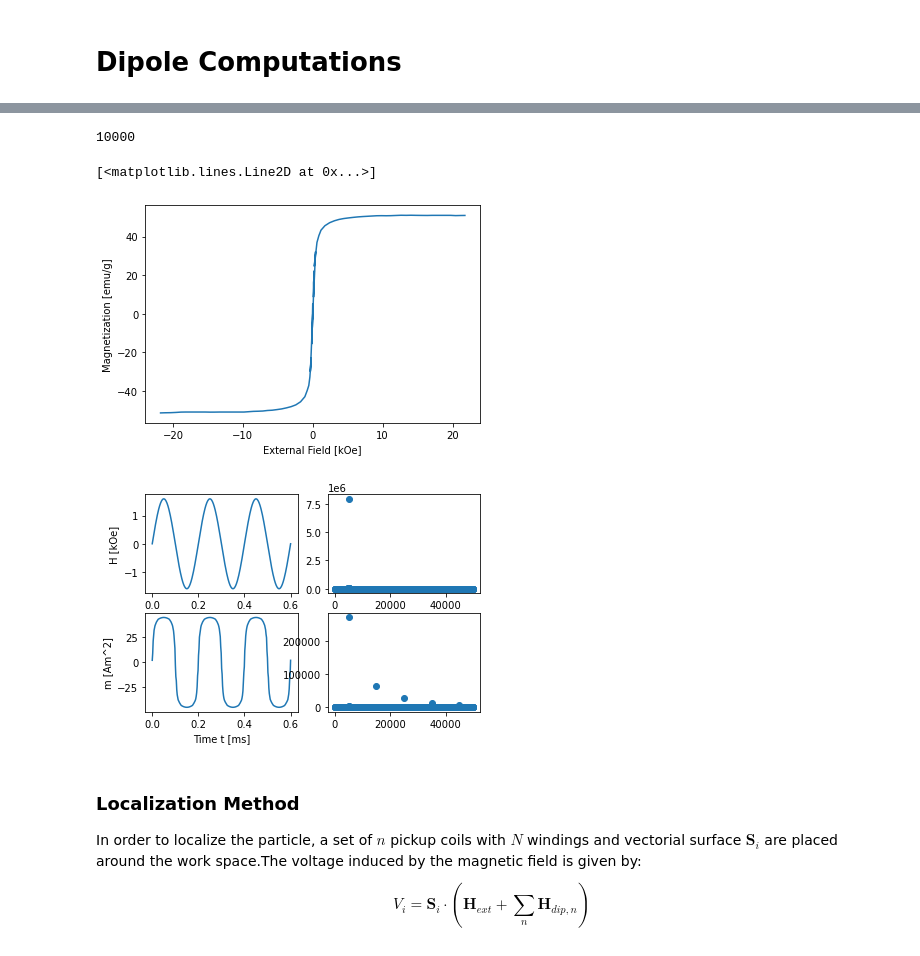
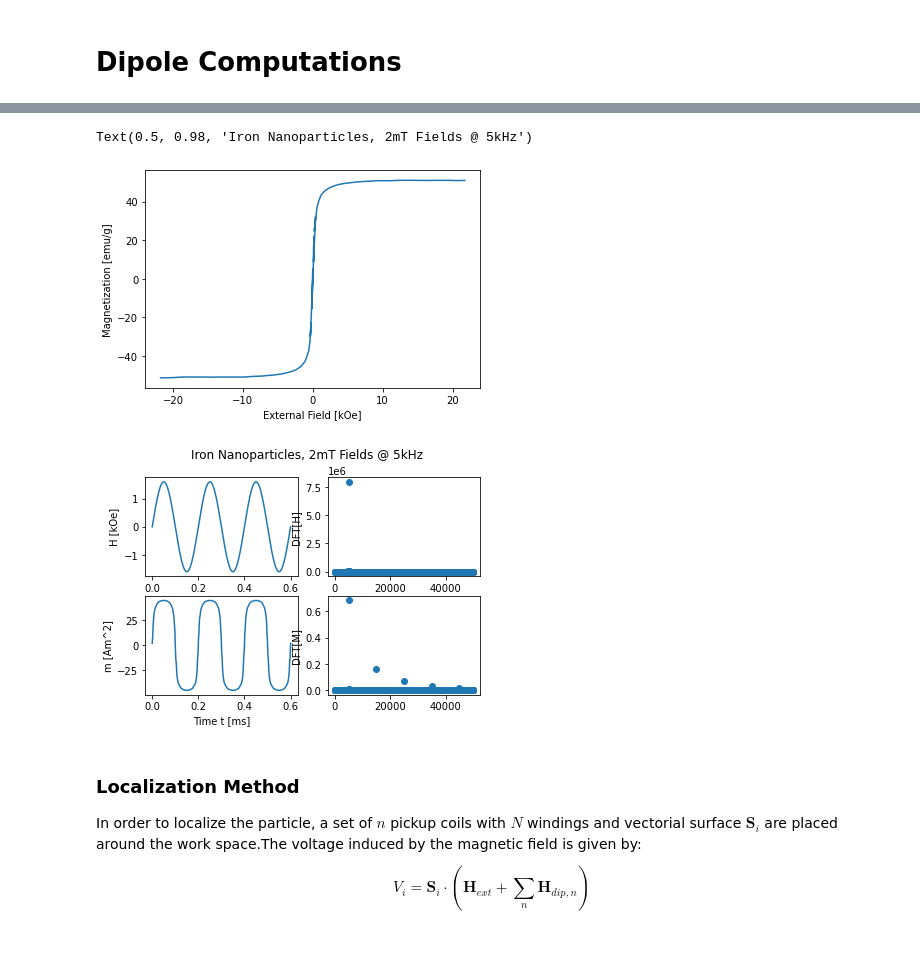
Before and after one commit to dvarx/dipole_loc, a Jupyter notebook: dipole_localization.ipynb, the cells around one changed output, grey strips where cells are left out. Cells and saved outputs as stored; diff of their text form; code cells hidden in the pictures.

```diff
--- a/dipole_localization.ipynb
+++ b/dipole_localization.ipynb
@@ -39,10 +45,14 @@ $$\vec{H}_{dip}(t)=\sum_{n}\hat{\mathbf{H}}_{dip,n} sin(2\pi f_{exc} t)$$
 ![Particle Magnetization]("/img/particle_mag.PNG")
 Hint $1 \mathrm{emu} = 10^{-3} \mathrm{Am^2}$
 # %%
+##############
+# Compute and display magnetization & harmonics generated by saturated field
+##############
+
 from math import pi
 import matplotlib.pyplot as plt
 from scipy.interpolate import interp1d
-mu0=4*pi*1e-7
+mu0_num=4*pi*1e-7
 
 #import magnetization curve of sample ()
 magdata=np.genfromtxt("img/dipole_data.csv",delimiter=',')      # [emu/g] vs [kOe]
@@ -51,41 +61,42 @@ plt.figure(1)
 plt.plot(magdata[:,0],magdata[:,1])
 plt.xlabel("External Field [kOe]")
 plt.ylabel("Magnetization [emu/g]")
 
-ms=1e-3                 #mass of sample
+ms=10e-6                #mass of sample
 Bext=2e-3               #external magnetic flux density
-Hext=Bext/mu0           #xternal magnetic field
+Hext=Bext/mu0_num       #xternal magnetic field
 fexc=5e3
 
-mmoment=mag_f(Hext)     #magnetic dipole moment of sample under external magnetic field [Am^2]
+mmoment=ms*mag_f(Hext)  #magnetic dipole moment of sample under external magnetic field [Am^2]
 
 # plot the magnetic field response
 T=1/fexc
 times=np.linspace(0,3*T,300)
 fields=Hext*np.sin(2*pi*fexc*times)
 mmoments=np.array([mag_f(H) for H in fields])
 fig,axes=plt.subplots(2,2)
 axes[0,0].plot(1e3*times,1e-3*fields)
 axes[0,0].set_ylabel("H [kOe]")
 axes[1,0].plot(1e3*times,mmoments)
 axes[1,0].set_xlabel("Time t [ms]")
 axes[1,0].set_ylabel("m [Am^2]")
 #plot the dfts
 times=np.linspace(0,100*T,10000)
 dt=times[1]
 freqs=np.linspace(0,1/(2*dt),5000)
-print(len(times))
 fields=Hext*np.sin(2*pi*fexc*times)
 mmoments=np.array([mag_f(H) for H in fields])
 fields_fft=np.fft.fft(fields);field_fft=fields_fft/np.linalg.norm(fields_fft)
-moments_fft=np.fft.fft(mmoments);moments_fft=np.linalg.norm(moments_fft)
+moments_fft=np.fft.fft(mmoments);moments_fft=moments_fft/np.linalg.norm(moments_fft)
 axes[0,1].plot(freqs[:1000],abs(fields_fft[:1000]),"o")
+axes[0,1].set_ylabel("DFT[H]")
 axes[1,1].plot(freqs[:1000],abs(moments_fft[:1000]),"o")
+axes[1,1].set_ylabel("DFT[M]")
+fig.suptitle("Iron Nanoparticles, 2mT Fields @ 5kHz")
 # %% [output]
-10000
+Text(0.5, 0.98, 'Iron Nanoparticles, 2mT Fields @ 5kHz')
-[<matplotlib.lines.Line2D at 0x...>]
 [figure]
-[figure, old version]
+[figure, new version]
 # %% [markdown]
 ### Localization Method
 In order to localize the particle, a set of $n$ pickup coils with $N$ windings and vectorial surface $\mathbf{S}_{i}$ are placed around the work space.The voltage induced by the magnetic field is given by:
```
Also changed, not shown: parts of 3 cells of this notebook.
